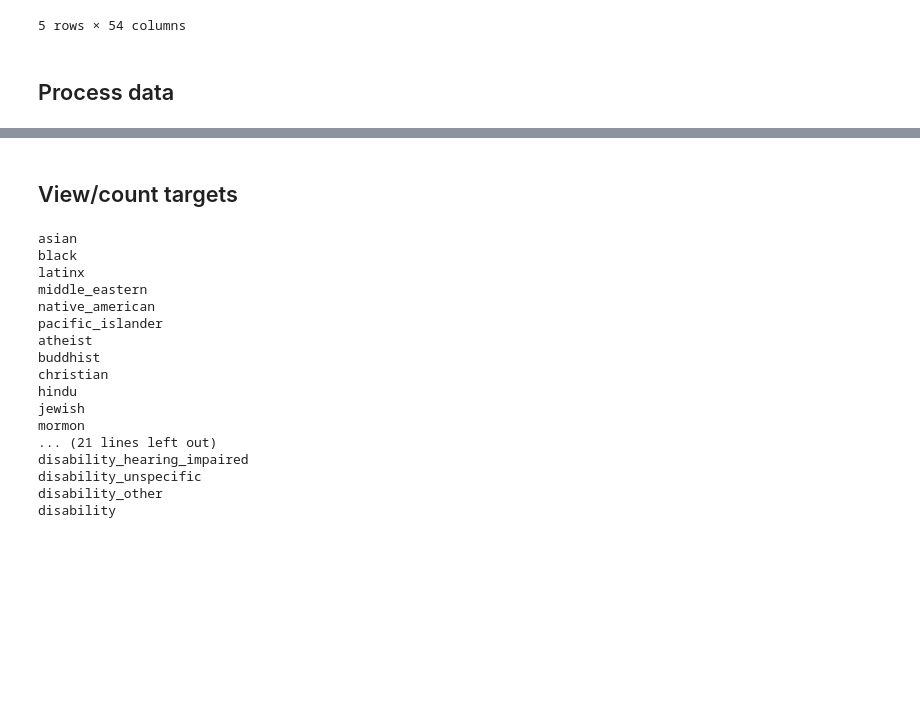
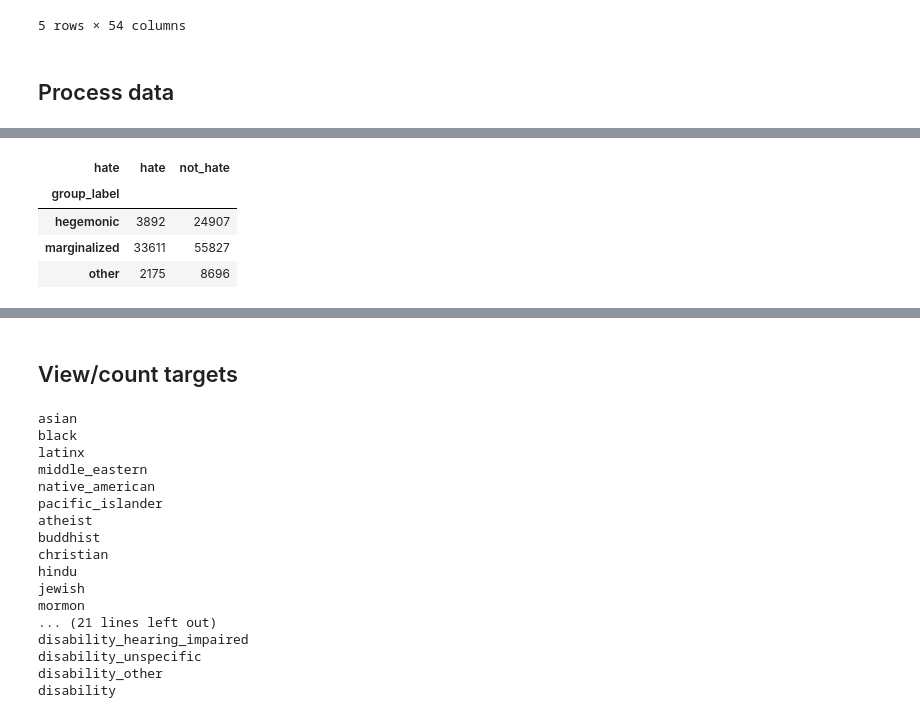
Before and after one commit to michaelmilleryoder/hate_speech_identities, a Jupyter notebook: jupyter/datasets.ipynb, the cells around one changed output, grey strips where cells are left out. Cells and saved outputs as stored; diff of their text form; code cells hidden in the pictures; blank space fills up the shorter version.

Commit message:
Started dataset_splits notebook

```diff
--- a/jupyter/datasets.ipynb
+++ b/jupyter/datasets.ipynb
@@ -858,18 +795,0 @@ data['group_label'] = data[group_target_cols].progress_apply(assign_label, axis=
-# %%
-# How many of each group label are labeled hateful
-from IPython.display import display
-
-data['hate'] = data['hate_speech_score'].map(lambda x: 'hate' if x>0 else 'not_hate')
-# count_cross = pd.crosstab(targeted['group_label'], targeted['hate'])
-count_cross = pd.crosstab(data['group_label'], data['hate'])
-display(count_cross)
-# percentage_cross = pd.crosstab(targeted['group_label'], targeted['hate'], normalize='index')
-percentage_cross = pd.crosstab(data['group_label'], data['hate'], normalize='index')
-display(percentage_cross)
-
-# Not sure how they would split the dataset hateful/not since estimated 25% hate
-# Maybe they didn't include that "bias" category
-print(data.hate.value_counts(normalize=True))
-
-hate_datasets['kennedy2020'] = data
-len(hate_datasets)
@@ -890,0 +796,67 @@ Name: hate, dtype: float64
+# %%
+def extract_group(colname):
+    """ Extract group name from column name """
+    if 'disability' in colname:
+        group = '_'.join(colname.split('_')[1:])
+    else:
+        group = '_'.join(colname.split('_')[2:])
+    return group
+
+print(len(comments))
+print(sum(comments[target_cols].any(axis=1)))
+n_targeted = sum(comments[group_target_cols].any(axis=1))
+line.append(n_targeted)
+print(n_targeted)
+
+# Assign a label to every instance with a target in the dataset (can have multiple labels)
+import pdb
+from collections import Counter
+import numpy as np
+
+target_counts = Counter()
+
+def assign_label(row):
+    """ Args:
+            row: row as a Series (from apply)
+    """
+    targets = [extract_group(colname) for colname in row[row==True].index]
+    if len(targets) == 0:
+        label = np.nan
+    else:
+        label = 'other'
+    for target in targets:
+        target_counts[target] += 1
+    labels = set([group_labels.get(target, 'other') for target in targets])
+    if 'marginalized' in labels and not 'hegemonic' in labels:
+        label = 'marginalized'
+    elif 'hegemonic' in labels:
+        label = 'hegemonic'
+    return label
+
+# Assign group label to instances
+from tqdm.notebook import tqdm
+tqdm.pandas()
+
+# targeted = comments.loc[comments[group_target_cols].any(axis=1)].copy()
+# targeted['group_label'] = targeted[group_target_cols].progress_apply(assign_label, axis=1) # Takes a while
+data['group_label'] = data[group_target_cols].progress_apply(assign_label, axis=1) # Takes a while
+
+# How many of each group label are labeled hateful
+from IPython.display import display
+
+threshold = 1
+data['hate'] = data['hate_speech_score'].map(lambda x: 'hate' if x>threshold else 'not_hate')
+# count_cross = pd.crosstab(targeted['group_label'], targeted['hate'])
+count_cross = pd.crosstab(data['group_label'], data['hate'])
+display(count_cross)
+# percentage_cross = pd.crosstab(targeted['group_label'], targeted['hate'], normalize='index')
+percentage_cross = pd.crosstab(data['group_label'], data['hate'], normalize='index')
+display(percentage_cross)
+
+# Not sure how they would split the dataset hateful/not since estimated 25% hate
+# Maybe they didn't include that "bias" category
+print(data.hate.value_counts(normalize=True))
+
+hate_datasets['kennedy2020'] = data
+len(hate_datasets)
+# %% [output]
@@ -890,0 +866,5 @@ Name: hate, dtype: float64
+| hate | hate | not_hate |
+| group_label |  |  |
+| hegemonic | 3892 | 24907 |
+| marginalized | 33611 | 55827 |
+| other | 2175 | 8696 |
```
Also changed, not shown: parts of 19 cells of this notebook, 2 other files.
